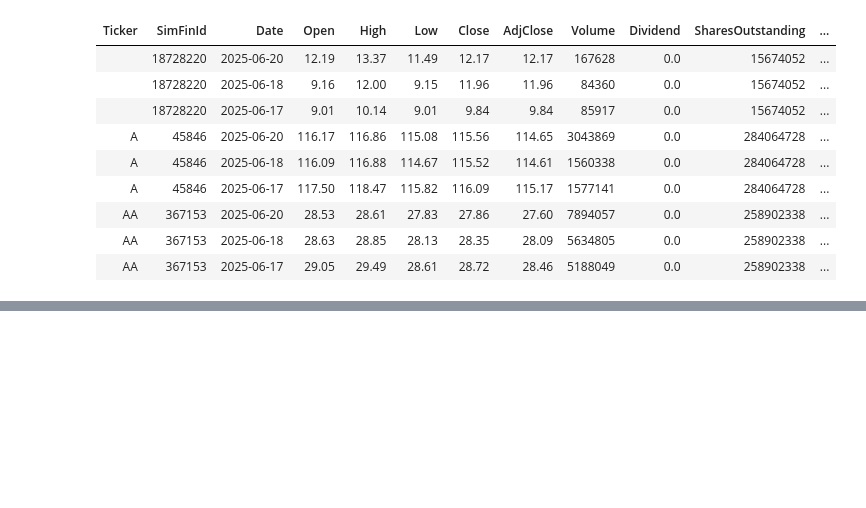
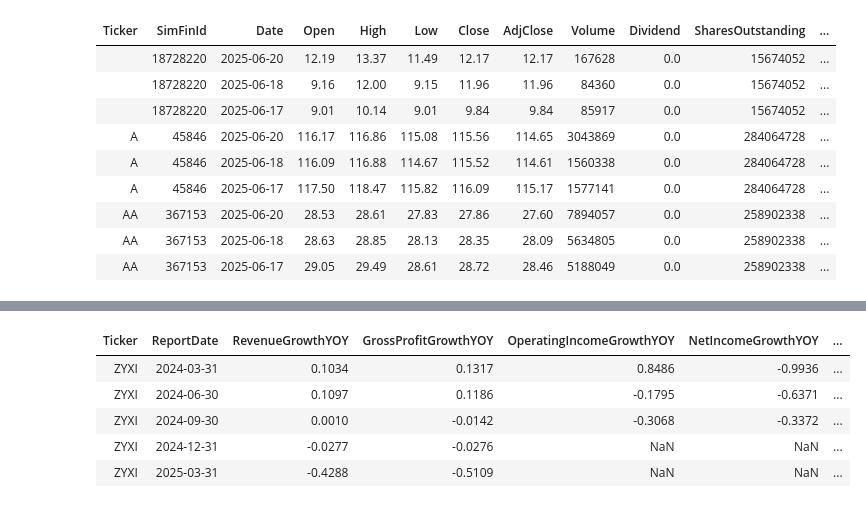
Before and after one commit to aaron-san/fundamentals-db-simfin-mysql, a Jupyter notebook: index.ipynb, the cells around one changed output, grey strips where cells are left out. Cells and saved outputs as stored; diff of their text form; code cells hidden in the pictures; blank space fills up the shorter version.

```diff
--- a/index.ipynb
+++ b/index.ipynb
@@ -585,0 +782,26 @@ HTML(df.to_html(index=False))
+# %%
+# HideCell
+
+from IPython.display import HTML
+import json
+import pandas as pd
+from sqlalchemy import create_engine
+
+with open("mysql_creds.json") as f:
+    creds = json.load(f)
+
+engine = create_engine(
+    f"mysql+pymysql://{creds['user']}:{creds['password']}@localhost/{creds['database']}"
+)
+\
+df = pd.read_sql("SELECT * FROM metrics_growth", engine)
+
+# -- df = pd.DataFrame(cursor.fetchall(), columns=[desc[0] for desc in cursor.description])
+HTML(df.tail().to_html(index=False))
+# %% [output]
+| Ticker | ReportDate | RevenueGrowthYOY | GrossProfitGrowthYOY | OperatingIncomeGrowthYOY | NetIncomeGrowthYOY | ... |
+| ZYXI | 2024-03-31 | 0.1034 | 0.1317 | 0.8486 | -0.9936 | ... |
+| ZYXI | 2024-06-30 | 0.1097 | 0.1186 | -0.1795 | -0.6371 | ... |
+| ZYXI | 2024-09-30 | 0.0010 | -0.0142 | -0.3068 | -0.3372 | ... |
+| ZYXI | 2024-12-31 | -0.0277 | -0.0276 | NaN | NaN | ... |
+| ZYXI | 2025-03-31 | -0.4288 | -0.5109 | NaN | NaN | ... |
```
Also changed, not shown: parts of 44 cells of this notebook, 4 other files.
